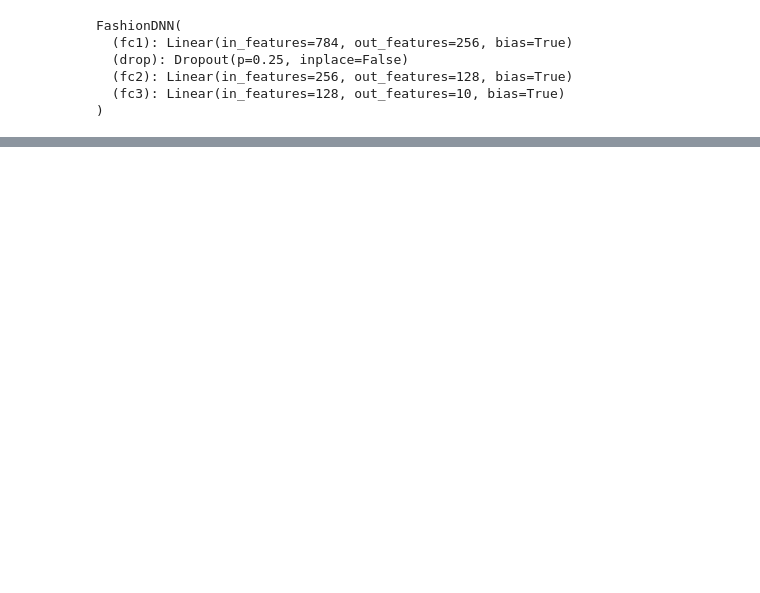
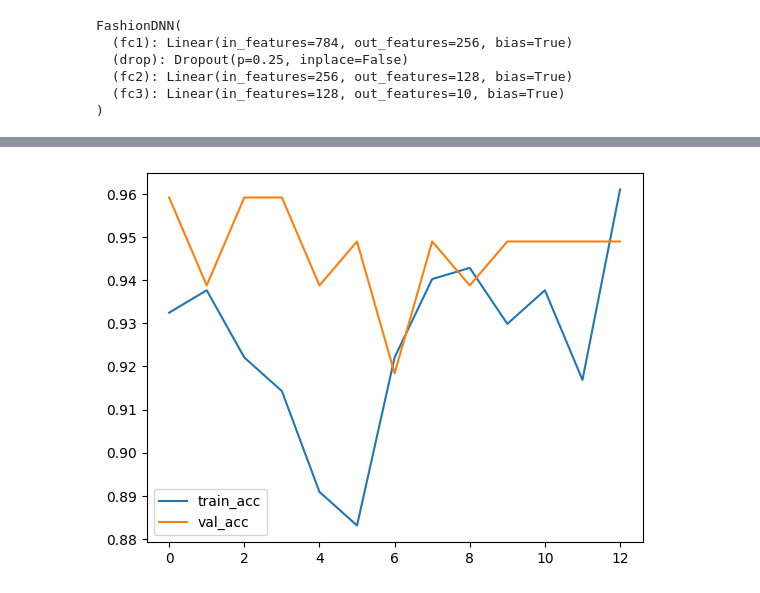
Before and after one commit to squiller1/Deeplearning_study, a Jupyter notebook: Pytorch/Pytorch_5.ipynb, the cells around one changed output, grey strips where cells are left out. Drawn from its saved outputs; the diff is of its cells as text; code cells hidden in the pictures; blank space fills up the shorter version.

```diff
--- a/Pytorch/Pytorch_5.ipynb
+++ b/Pytorch/Pytorch_5.ipynb
@@ -152,0 +378,6 @@ NotImplementedError: Module [FashionDNN] is missing the required "forward" funct
+# %%
+#모델의 파라미터 값 확인
+
+for name, param in resnet18.named_parameters() : #model.named_parameters()는 모델에 접근하여 파라미터 값들을 가져올 때 사용
+  if param.requires_grad :
+    print(name, param.data)
@@ -152,0 +485,6 @@ NotImplementedError: Module [FashionDNN] is missing the required "forward" funct
+# %%
+#모델 학습
+
+device = torch.device('cuda' if torch.cuda.is_available() else 'cpu')
+criterion = nn.CrossEntropyLoss()
+train_acc_history, train_loss_history = train_model(resnet18, train_loader, criterion, optimizer, device)
@@ -152,0 +511,18 @@ NotImplementedError: Module [FashionDNN] is missing the required "forward" funct
+# %%
+#테스트 세트 호출 및 전처리
+
+test_path = '/content/drive/MyDrive/pytorch_ex/chap05/data/catanddog/test' #테스트 세트 파일 경로
+
+transform = transforms.Compose(
+    [
+        transforms.Resize(224),
+        transforms.CenterCrop(224),
+        transforms.ToTensor()
+    ]
+)
+
+test_dataset = torchvision.datasets.ImageFolder( root=test_path, transform=transform )
+
+test_loader = torch.utils.data.DataLoader( test_dataset, batch_size=32, num_workers=1, shuffle=True )
+
+print(len(test_dataset))
@@ -152,0 +577,4 @@ NotImplementedError: Module [FashionDNN] is missing the required "forward" funct
+# %%
+#테스트세트를 평가 함수에 적용
+
+val_acc_history = eval_model(resnet18, test_loader, device)
@@ -152,0 +599,9 @@ NotImplementedError: Module [FashionDNN] is missing the required "forward" funct
+# %%
+#훈련 세트와 데이터세트의 정확도 그래프
+
+plt.plot(train_acc_history, label='train_acc')
+plt.plot(val_acc_history, label='val_acc')
+plt.legend()
+plt.show()
+# %% [output]
+[figure, added]
```
Also changed, not shown: parts of 29 cells of this notebook.
